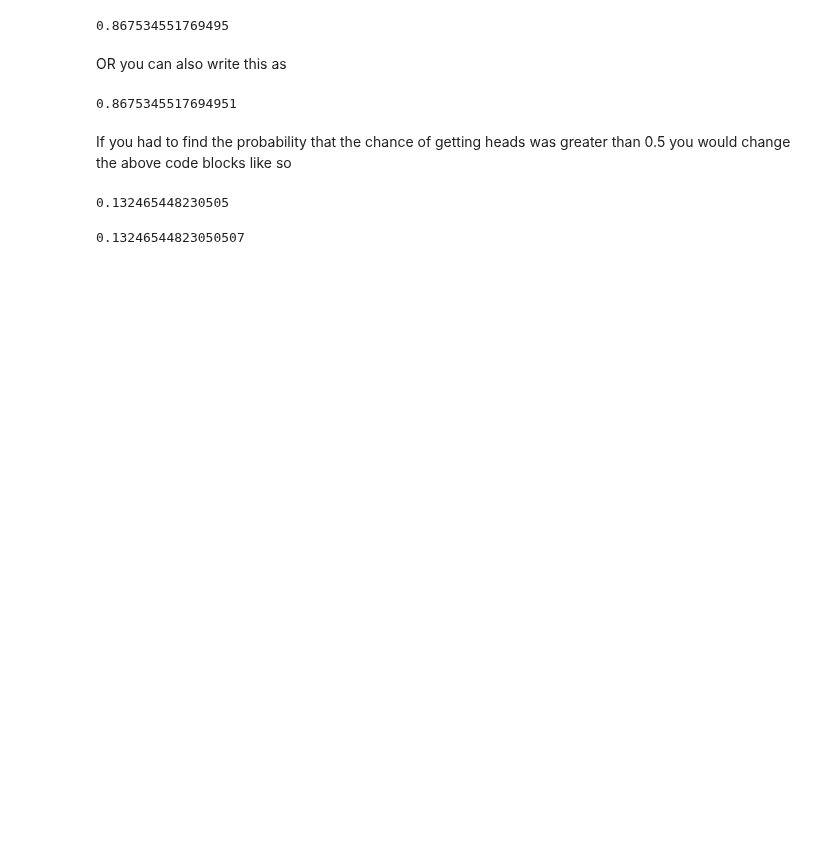
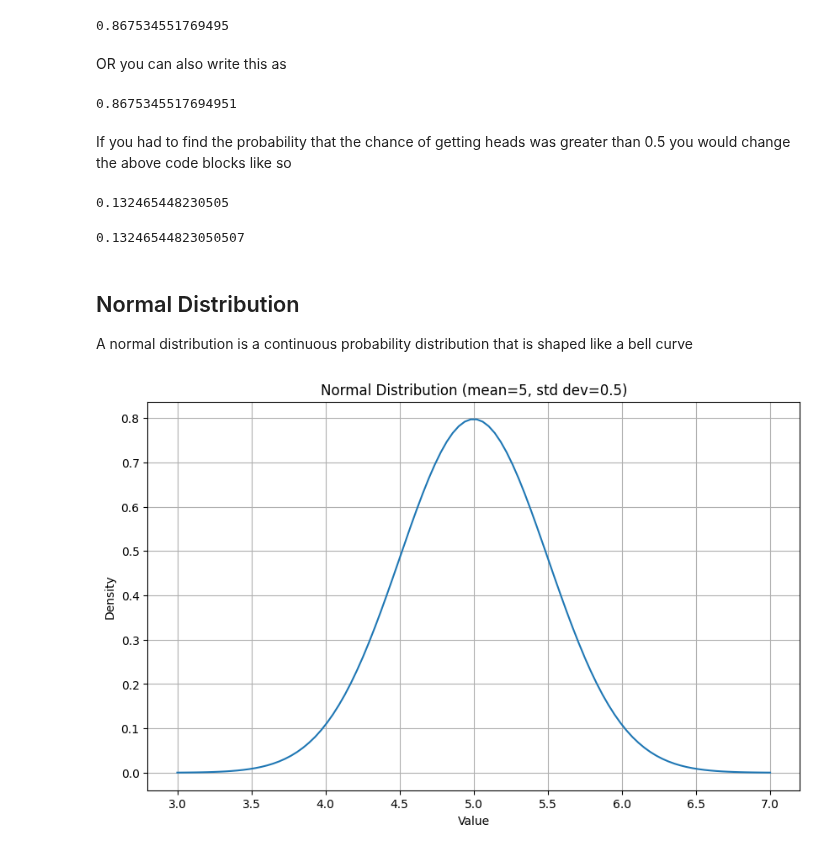
Before and after one commit to RohanRanshinge/causal-inference, a Jupyter notebook: zero-to-hero-bsts/PART_I-Bayesian-Statistics/04.1-Beta-Distributions.ipynb, the cells around one changed output. Cells and saved outputs as stored; diff of their text form; code cells hidden in the pictures; blank space fills up the shorter version.

```diff
--- a/zero-to-hero-bsts/PART_I-Bayesian-Statistics/04.1-Beta-Distributions.ipynb
+++ b/zero-to-hero-bsts/PART_I-Bayesian-Statistics/04.1-Beta-Distributions.ipynb
@@ -148,3 +148,35 @@ result, error = quad(integrand, 0.5, 1)
 result
 # %% [output]
 0.13246544823050507
+# %% [markdown]
+## Normal Distribution
+A normal distribution is a continuous probability distribution that is shaped like a bell curve
+# %%
+import matplotlib.pyplot as plt
+import numpy as np
+from scipy.stats import norm
+
+# Parameters for the Normal distribution
+mean = 5
+std_dev = 0.5
+
+# Generate x-values
+x = np.linspace(mean - 4 * std_dev, mean + 4 * std_dev, 100) # Generate x-values around the mean
+
+# Calculate the probability density function (PDF) for each x-value
+pdf_values = norm.pdf(x, mean, std_dev)
+
+# Create the plot
+plt.figure(figsize=(10, 6))
+plt.plot(x, pdf_values)
+
+# Add labels and title
+plt.xlabel("Value")
+plt.ylabel("Density")
+plt.title(f"Normal Distribution (mean={mean}, std dev={std_dev})")
+plt.grid(True)
+
+# Display the plot
+plt.show()
+# %% [output]
+[figure, added]
```
Also changed, not shown: parts of 2 cells of this notebook.
